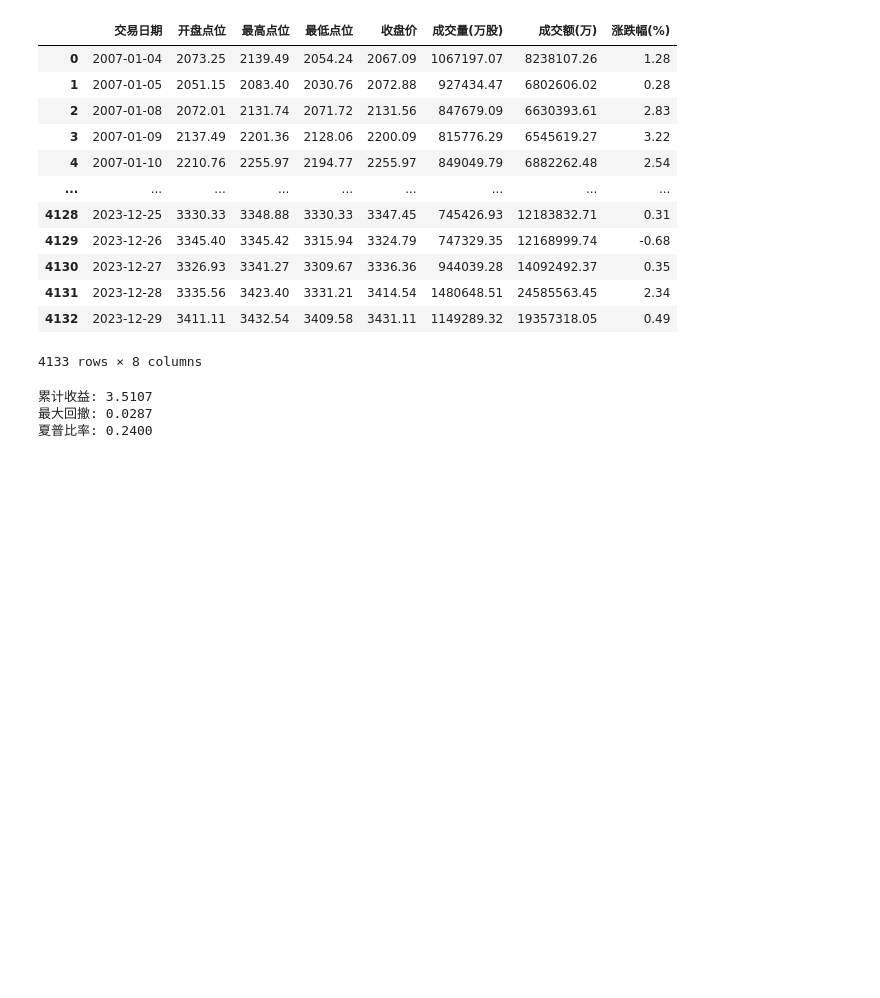
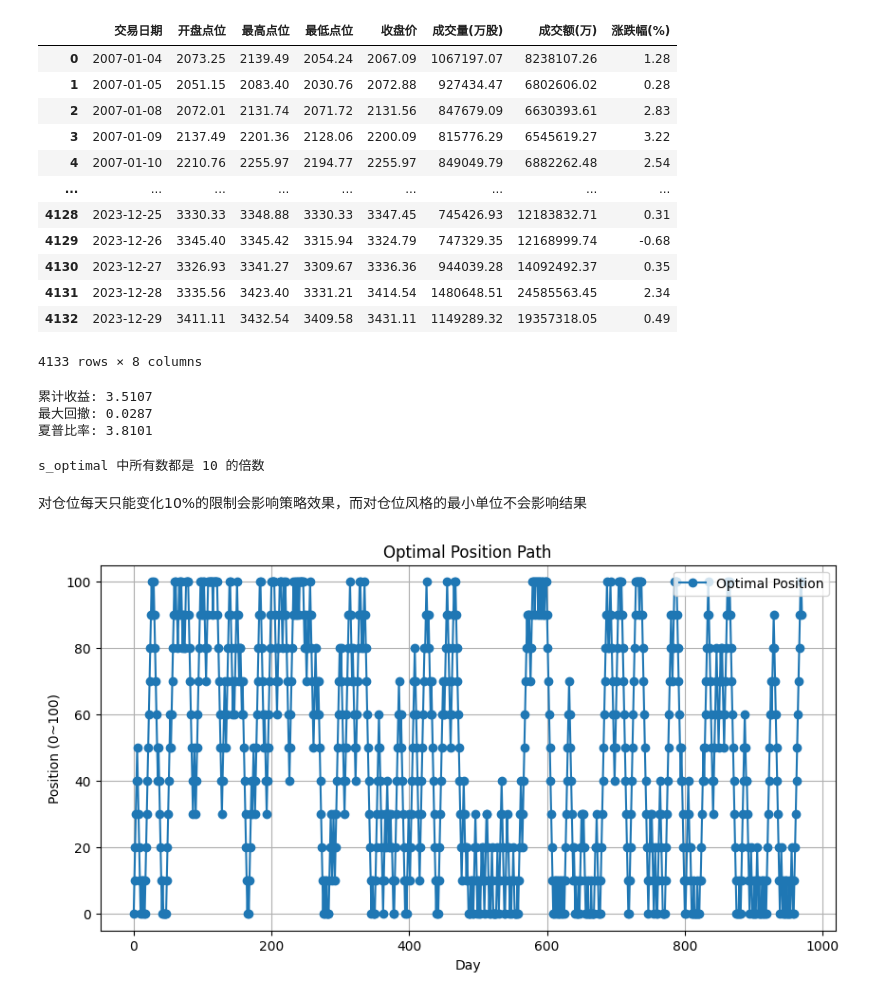
Before and after one commit to Pshower/jiangzehan2025, a Jupyter notebook: q1.ipynb, the cells around one changed output. Saved outputs shown, nothing was run; the diff lists cells and outputs as text; code cells hidden in the pictures; blank space fills up the shorter version.

```diff
--- a/q1.ipynb
+++ b/q1.ipynb
@@ -61,17 +61,13 @@ for t in range(1, N+1):
     value[t] = value[t-1] * (1 + (s_optimal[t-1] / 100) * r[t-1])
 
 cumulative_return = value[-1] - 1
-peak = 1.0
-max_drawdown = 0.0
-for t in range(1, N+1):
-    if value[t] > peak:
-        peak = value[t]
-    else:
-        drawdown = (peak - value[t]) / peak
-        max_drawdown = max(max_drawdown, drawdown)
+
+peak = np.maximum.accumulate(value)
+drawdown = (peak - value) / peak
+max_drawdown = np.max(drawdown)
 
 daily_returns = [(s_optimal[t-1] / 100) * r[t-1] for t in range(1, N+1)]
-sharpe_ratio = np.mean(daily_returns) / np.std(daily_returns) if np.std(daily_returns) != 0 else 0
+sharpe_ratio = np.mean(daily_returns) / np.std(daily_returns) * np.sqrt(252) if np.std(daily_returns) != 0 else 0
 
 print(f"累计收益: {cumulative_return:.4f}")
 print(f"最大回撤: {max_drawdown:.4f}")
@@ -79,4 +75,27 @@ print(f"夏普比率: {sharpe_ratio:.4f}")
 # %% [output]
 累计收益: 3.5107
 最大回撤: 0.0287
-夏普比率: 0.2400
+夏普比率: 3.8101
+# %%
+# 判断仓位分割最小单位对结果是否有影响
+if np.all(s_optimal % 10 == 0):
+    print("s_optimal 中所有数都是 10 的倍数")
+else:
+    print("s_optimal 中存在不是 10 的倍数的数")
+# %% [output]
+s_optimal 中所有数都是 10 的倍数
+# %% [markdown]
+对仓位每天只能变化10%的限制会影响策略效果，而对仓位风格的最小单位不会影响结果
+# %%
+import matplotlib.pyplot as plt
+
+plt.figure(figsize=(10, 5))
+plt.plot(range(N+1), s_optimal, marker='o', linestyle='-', label='Optimal Position')
+plt.xlabel('Day')
+plt.ylabel('Position (0~100)')
+plt.title('Optimal Position Path')
+plt.legend()
+plt.grid(True)
+plt.show()
+# %% [output]
+[figure, added]
```
Also changed, not shown: 5 other files.
